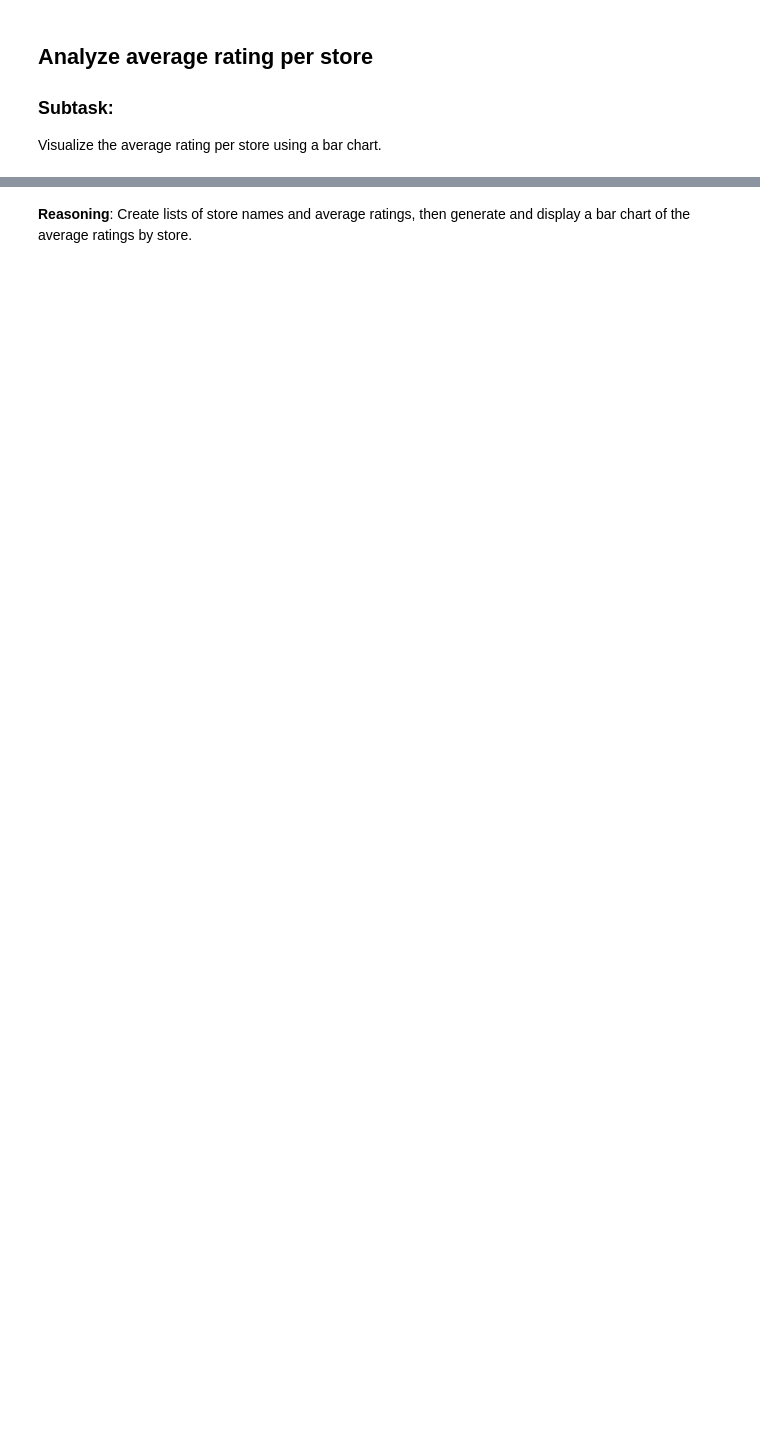
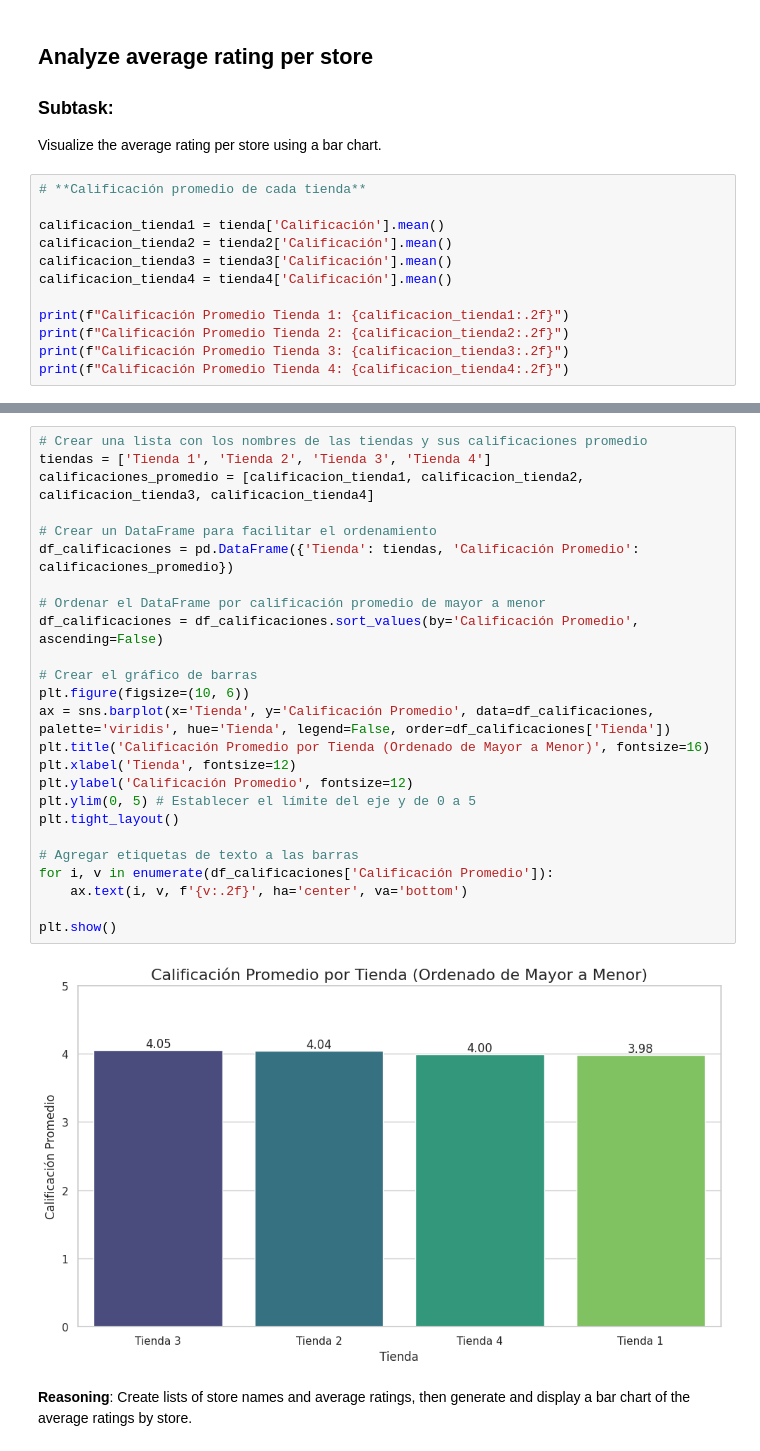
Before and after one commit to Socadan/challenge1-data-science-latam, a Jupyter notebook: AluraStoreLatam.ipynb, the cells around one changed output, grey strips where cells are left out. Saved outputs shown, nothing was run; the diff lists cells and outputs as text; blank space fills up the shorter version.

```diff
--- a/AluraStoreLatam.ipynb
+++ b/AluraStoreLatam.ipynb
@@ -498,3 +566,15 @@ Average rating for Tienda 4: 4.00
 
 ### Subtask:
 Visualize the average rating per store using a bar chart.
+# %%
+# **Calificación promedio de cada tienda**
+
+calificacion_tienda1 = tienda['Calificación'].mean()
+calificacion_tienda2 = tienda2['Calificación'].mean()
+calificacion_tienda3 = tienda3['Calificación'].mean()
+calificacion_tienda4 = tienda4['Calificación'].mean()
+
+print(f"Calificación Promedio Tienda 1: {calificacion_tienda1:.2f}")
+print(f"Calificación Promedio Tienda 2: {calificacion_tienda2:.2f}")
+print(f"Calificación Promedio Tienda 3: {calificacion_tienda3:.2f}")
+print(f"Calificación Promedio Tienda 4: {calificacion_tienda4:.2f}")
@@ -501,3 +586,30 @@ Visualize the average rating per store using a bar chart.
+# %%
+# Crear una lista con los nombres de las tiendas y sus calificaciones promedio
+tiendas = ['Tienda 1', 'Tienda 2', 'Tienda 3', 'Tienda 4']
+calificaciones_promedio = [calificacion_tienda1, calificacion_tienda2, calificacion_tienda3, calificacion_tienda4]
+
+# Crear un DataFrame para facilitar el ordenamiento
+df_calificaciones = pd.DataFrame({'Tienda': tiendas, 'Calificación Promedio': calificaciones_promedio})
+
+# Ordenar el DataFrame por calificación promedio de mayor a menor
+df_calificaciones = df_calificaciones.sort_values(by='Calificación Promedio', ascending=False)
+
+# Crear el gráfico de barras
+plt.figure(figsize=(10, 6))
+ax = sns.barplot(x='Tienda', y='Calificación Promedio', data=df_calificaciones, palette='viridis', hue='Tienda', legend=False, order=df_calificaciones['Tienda'])
+plt.title('Calificación Promedio por Tienda (Ordenado de Mayor a Menor)', fontsize=16)
+plt.xlabel('Tienda', fontsize=12)
+plt.ylabel('Calificación Promedio', fontsize=12)
+plt.ylim(0, 5) # Establecer el límite del eje y de 0 a 5
+plt.tight_layout()
+
+# Agregar etiquetas de texto a las barras
+for i, v in enumerate(df_calificaciones['Calificación Promedio']):
+    ax.text(i, v, f'{v:.2f}', ha='center', va='bottom')
+
+plt.show()
+# %% [output]
+[figure, added]
 # %% [markdown]
 **Reasoning**:
 Create lists of store names and average ratings, then generate and display a bar chart of the average ratings by store.
```
Also changed, not shown: parts of 26 cells of this notebook.
